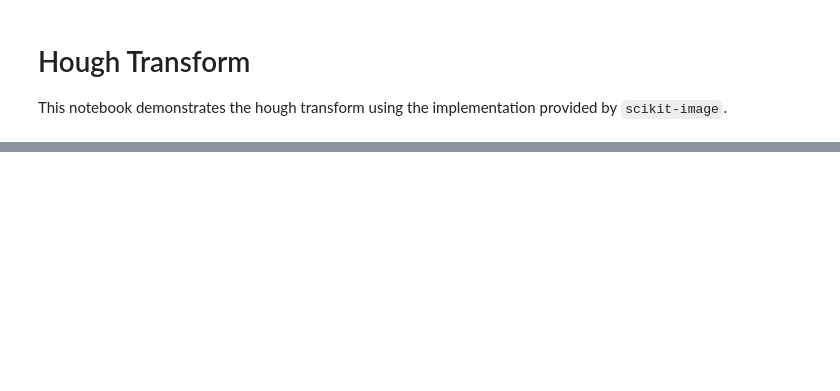
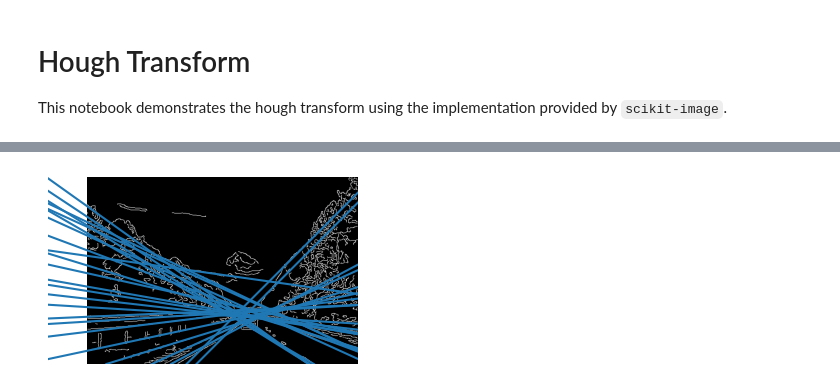
Before and after one commit to ajdillhoff/CSE4310, a Jupyter notebook: hough.ipynb, the cells around one changed output, grey strips where cells are left out. Cells and saved outputs as stored; diff of their text form; code cells hidden in the pictures; blank space fills up the shorter version.

```diff
--- a/hough.ipynb
+++ b/hough.ipynb
@@ -53,9 +60,11 @@ ax.set_ylabel("Distance (pixels)")
 # %%
 fig = plt.figure(figsize=(4, 6))
 ax = fig.add_subplot(111)
 ax.imshow(canny_img, cmap='gray')
 ax.set_axis_off()
 
-for _, angle, dist in zip(*hough_line_peaks(h, theta, d, threshold=150)):
+for _, angle, dist in zip(*hough_line_peaks(h, theta, d, threshold=100)):
     (x0, y0) = dist * np.array([np.cos(angle), np.sin(angle)])
     ax.axline((x0, y0), slope=np.tan(angle + np.pi/2))
+# %% [output]
+[figure, added]
```
Also changed, not shown: parts of 3 cells of this notebook, 1 other file.
